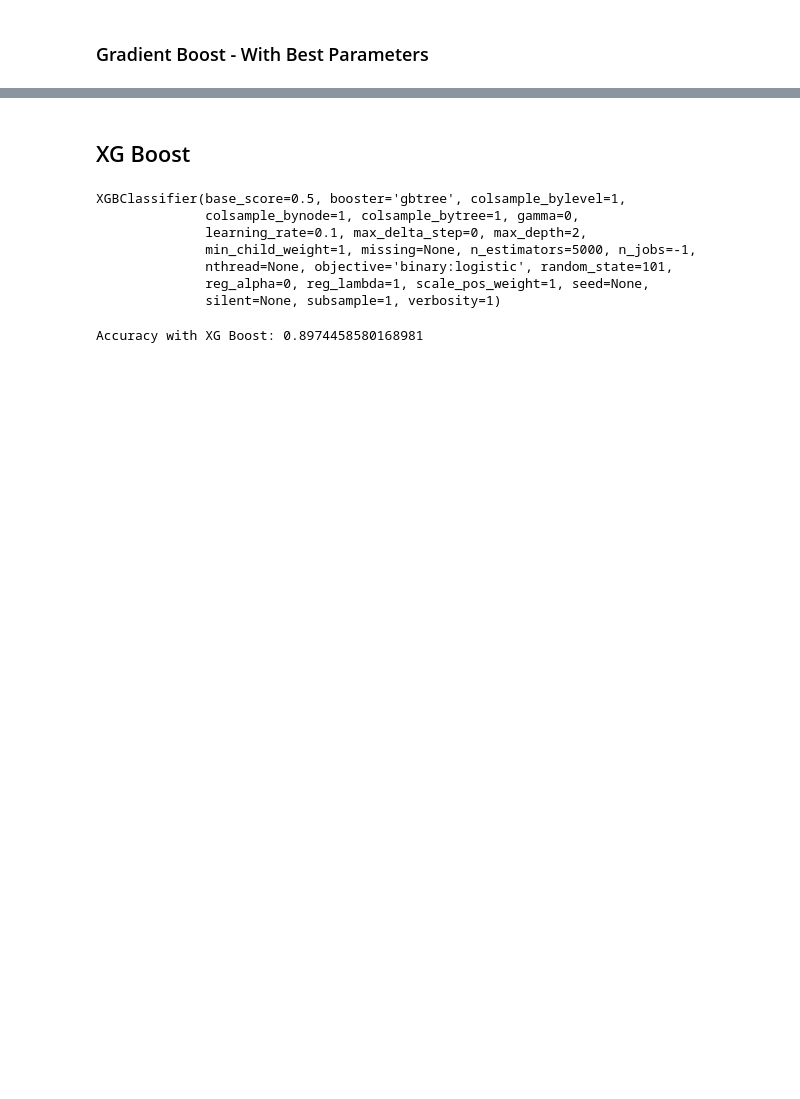
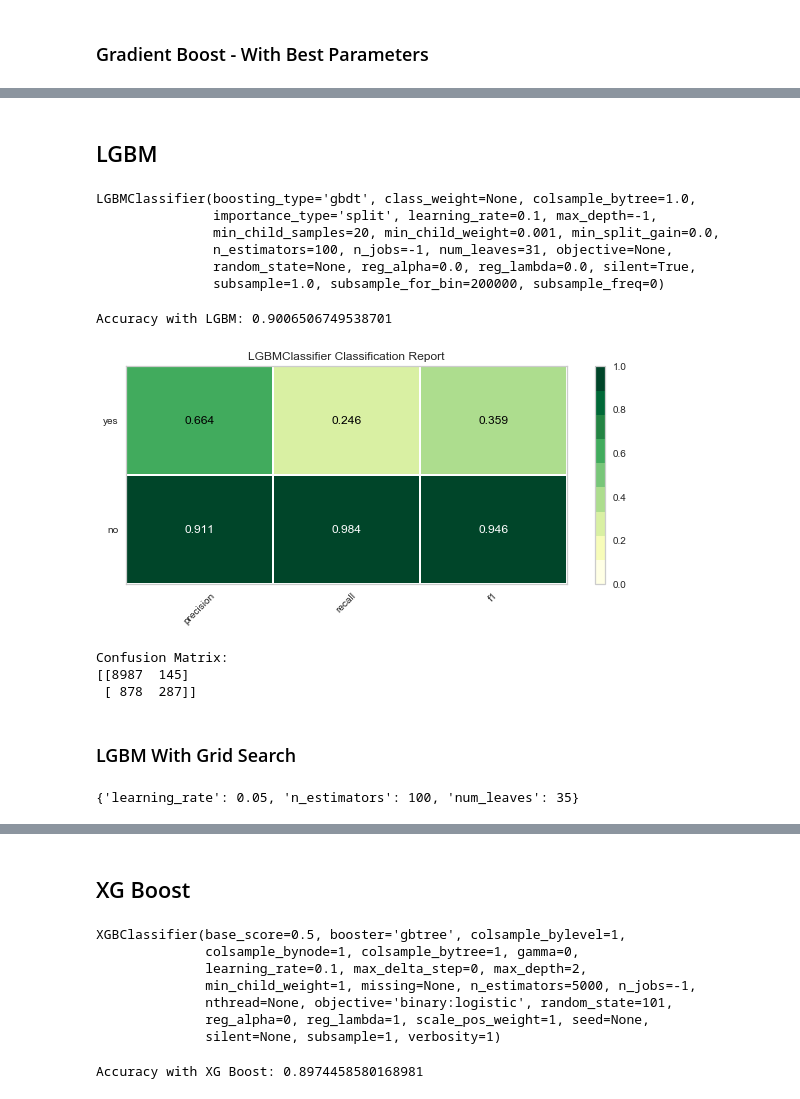
Before and after one commit to hazeez/IDS13, a Jupyter notebook: banking-td-exercise/bank-marketing-featured.ipynb, the cells around one changed output, grey strips where cells are left out. Cells and saved outputs as stored; diff of their text form; code cells hidden in the pictures; blank space fills up the shorter version.

```diff
--- a/banking-td-exercise/bank-marketing-featured.ipynb
+++ b/banking-td-exercise/bank-marketing-featured.ipynb
@@ -801,0 +833,2 @@ Accuracy with Gradient Boost after Hyper Parameter Tuning: 0.899291055647276
+# %% [markdown]
+## LGBM
@@ -801,0 +837,10 @@ Accuracy with Gradient Boost after Hyper Parameter Tuning: 0.899291055647276
+# %%
+LGBM = LGBMClassifier(n_jobs=number_of_jobs, num_leaves=31)
+LGBM.fit(X_train, y_train)
+# %% [output]
+LGBMClassifier(boosting_type='gbdt', class_weight=None, colsample_bytree=1.0,
+               importance_type='split', learning_rate=0.1, max_depth=-1,
+               min_child_samples=20, min_child_weight=0.001, min_split_gain=0.0,
+               n_estimators=100, n_jobs=-1, num_leaves=31, objective=None,
+               random_state=None, reg_alpha=0.0, reg_lambda=0.0, silent=True,
+               subsample=1.0, subsample_for_bin=200000, subsample_freq=0)
@@ -801,0 +849,19 @@ Accuracy with Gradient Boost after Hyper Parameter Tuning: 0.899291055647276
+# %%
+print("Accuracy with LGBM", end=': ')
+lgbm_accuracy = accuracy_score(y_test,LGBM_predict)
+print(lgbm_accuracy)
+# %% [output]
+Accuracy with LGBM: 0.9006506749538701
+# %%
+show_classification_rpt(LGBM)
+# %% [output]
+[figure, added]
+# %%
+print("Confusion Matrix:")
+print(confusion_matrix(y_test, LGBM_predict))
+# %% [output]
+Confusion Matrix:
+[[8987  145]
+ [ 878  287]]
+# %% [markdown]
+### LGBM With Grid Search
@@ -801,0 +878,8 @@ Accuracy with Gradient Boost after Hyper Parameter Tuning: 0.899291055647276
+# %%
+if grid_search_enable == True:
+    lgbm_best_estimator = lgbm_gs.best_params_['n_estimators']
+    lgbm_best_learning_rate = lgbm_gs.best_params_['learning_rate']
+    lgbm_best_num_leaves = lgbm_gs.best_params_['num_leaves']
+    print(lgbm_gs.best_params_)
+# %% [output]
+{'learning_rate': 0.05, 'n_estimators': 100, 'num_leaves': 35}
```
Also changed, not shown: parts of 41 cells of this notebook.
